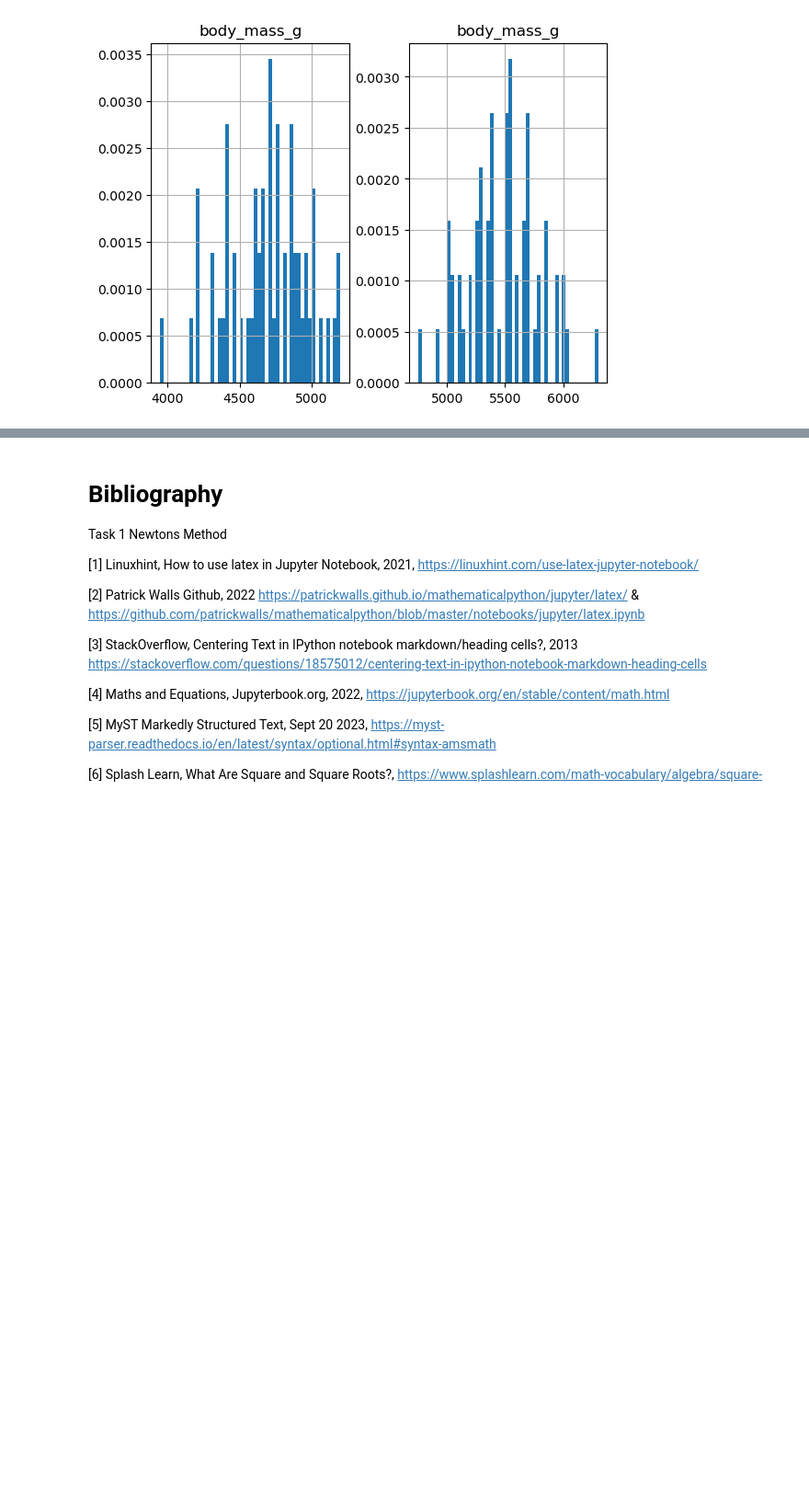
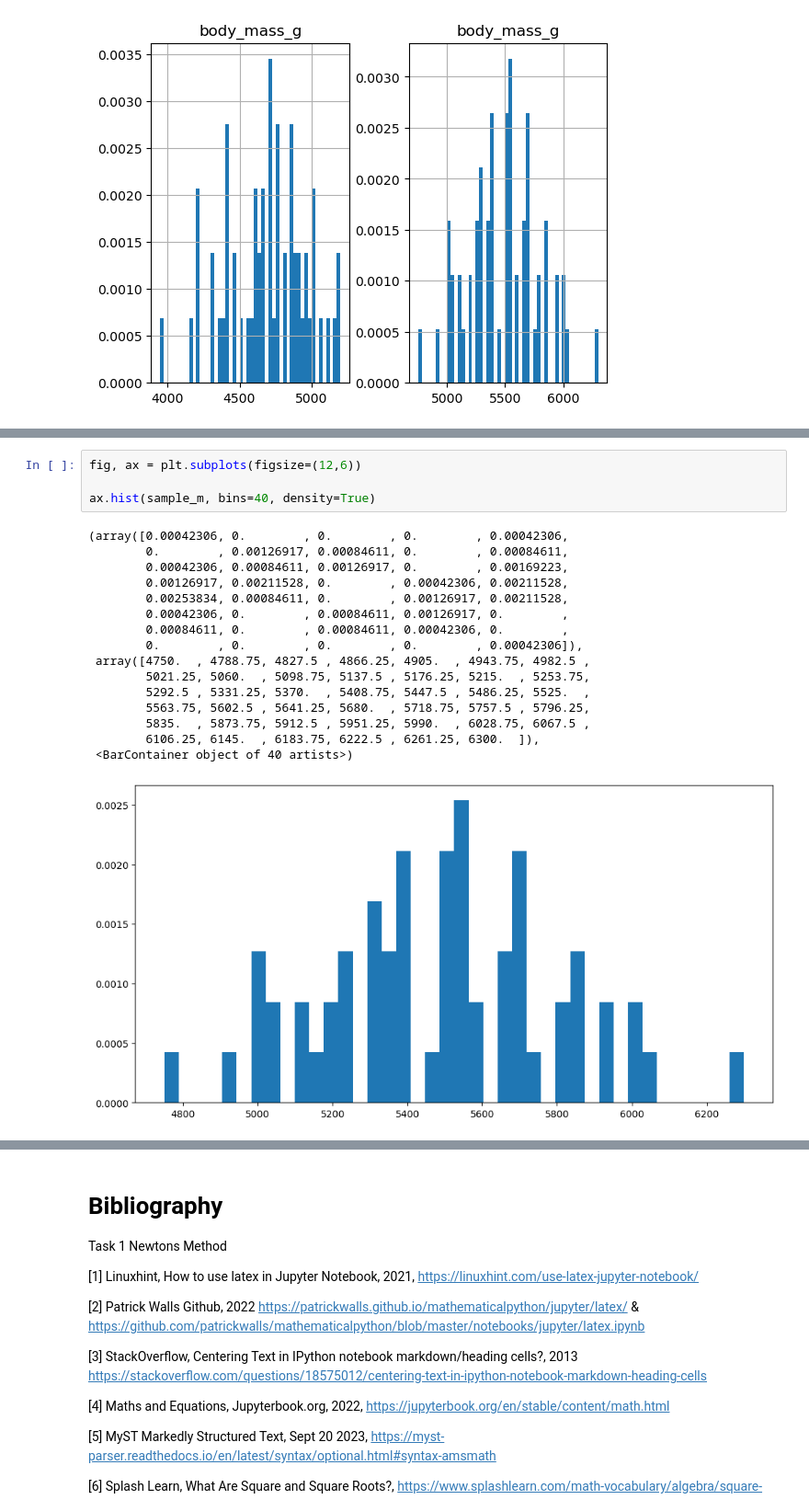
Before and after one commit to VCurry20/MachineLearning_Statistics, a Jupyter notebook: Tasks.ipynb, the cells around one changed output, grey strips where cells are left out. Shown at 92% size. Cells and saved outputs as stored; diff of their text form; blank space fills up the shorter version.

```diff
--- a/Tasks.ipynb
+++ b/Tasks.ipynb
@@ -793,0 +819,21 @@ array([<Axes: title={'center': 'body_mass_g'}>], dtype=object)
+# %%
+fig, ax = plt.subplots(figsize=(12,6))
+
+ax.hist(sample_m, bins=40, density=True)
+# %% [output]
+(array([0.00042306, 0.        , 0.        , 0.        , 0.00042306,
+        0.        , 0.00126917, 0.00084611, 0.        , 0.00084611,
+        0.00042306, 0.00084611, 0.00126917, 0.        , 0.00169223,
+        0.00126917, 0.00211528, 0.        , 0.00042306, 0.00211528,
+        0.00253834, 0.00084611, 0.        , 0.00126917, 0.00211528,
+        0.00042306, 0.        , 0.00084611, 0.00126917, 0.        ,
+        0.00084611, 0.        , 0.00084611, 0.00042306, 0.        ,
+        0.        , 0.        , 0.        , 0.        , 0.00042306]),
+ array([4750.  , 4788.75, 4827.5 , 4866.25, 4905.  , 4943.75, 4982.5 ,
+        5021.25, 5060.  , 5098.75, 5137.5 , 5176.25, 5215.  , 5253.75,
+        5292.5 , 5331.25, 5370.  , 5408.75, 5447.5 , 5486.25, 5525.  ,
+        5563.75, 5602.5 , 5641.25, 5680.  , 5718.75, 5757.5 , 5796.25,
+        5835.  , 5873.75, 5912.5 , 5951.25, 5990.  , 6028.75, 6067.5 ,
+        6106.25, 6145.  , 6183.75, 6222.5 , 6261.25, 6300.  ]),
+ <BarContainer object of 40 artists>)
+[figure, added]
```
Also changed, not shown: parts of 6 cells of this notebook.
